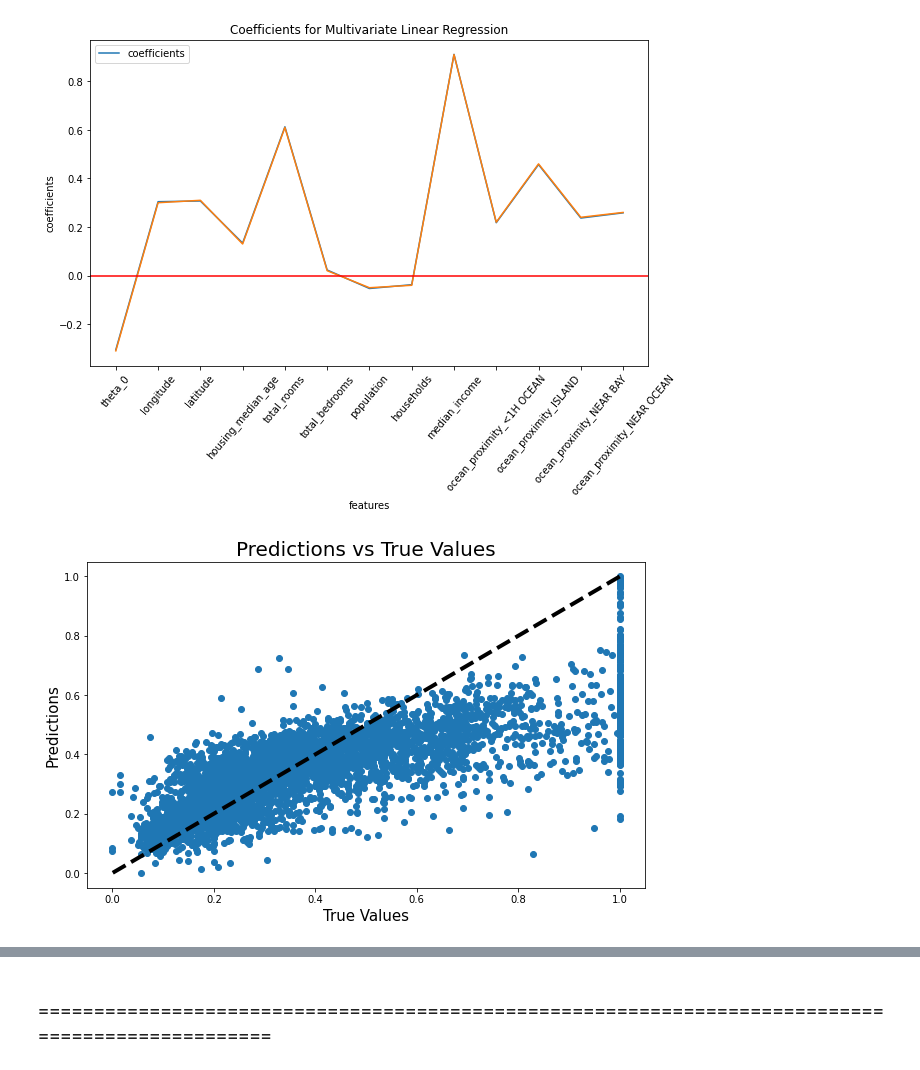
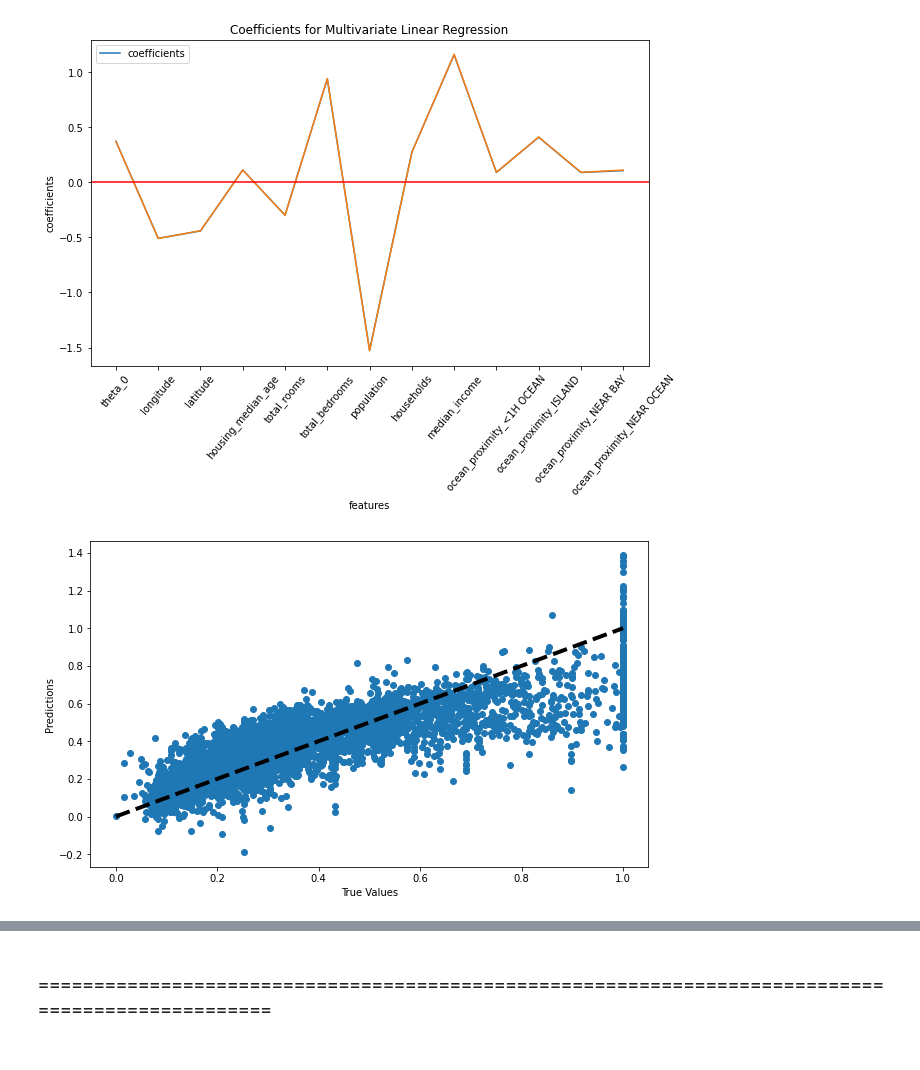
Before and after one commit to a-m-kyp/ML-HW, a Jupyter notebook: HW#2.ipynb, the cells around one changed output, grey strips where cells are left out. Saved outputs shown, nothing was run; the diff lists cells and outputs as text; code cells hidden in the pictures.

Commit message:
Update gradient decent

```diff
--- a/HW#2.ipynb
+++ b/HW#2.ipynb
@@ -365,23 +334,21 @@ dataset = concat_data(dataset, last_column)
 # dataset_for_part_h["population_per_household"] = dataset_for_part_h["population"] / dataset_for_part_h["households"]
 # dataset_for_part_h["rooms_per_household"] = dataset_for_part_h["total_rooms"] / dataset_for_part_h["households"]
 # dataset_for_part_h = dataset_for_part_h.concat_data(dataset_for_part_h, last_column_for_part_h)
+# dataset_for_part_h = normalize_numerical_columns(dataset_for_part_h)
+
 # print(">====================================================<")
 
-
-# print(">============= Normalize numerical data =============<")
+# print(">============= Normalize numerical columns ==========<")
 dataset = normalize_numerical_columns(dataset)
 # print_dataset(dataset)
 # print(">====================================================<")
 
-# add a column with all values 1 to the first column of dataset
 dataset.insert(0, "theta_0", np.ones(dataset.shape[0]))
 feature_columns = dataset.drop('median_house_value', axis=1).columns
 
 # print(">=========== split data to 60% train,20% validation and 20% test ===========<")
 x_train, y_train, x_validation_test, y_validation_test = train_test_split(copy_df(dataset), train_size=.6, shuffle=True)
 x_validation, y_validation, x_test, y_test = train_test_split(concat_data(x_validation_test, y_validation_test), test_size=.5, shuffle=True)
-# print("x_train_shape: ", x_train.shape, "y_train_shape:", y_train.shape, "\nx_validation_shape: ", x_validation.shape, "y_validation_shape:", y_validation.shape, "\nx_test_shape: ", x_test.shape, "y_test_shape:", y_test.shape)
-# print("Total samples:", x_train.shape[0] + x_validation.shape[0] + x_test.shape[0])
 
 # convert all data to np array
 x_train, y_train, x_validation, y_validation, x_test, y_test = np.array(x_train), np.array(y_train), np.array(x_validation), np.array(y_validation), np.array(x_test), np.array(y_test)
@@ -392,21 +359,18 @@ x_train, y_train, x_validation, y_validation, x_test, y_test = np.array(x_train)
 
 # initialize theta with random values between 0 and 1
 theta = np.random.rand(x_train.shape[1])
-print(theta.shape, theta)
+print("Intial theta shape: ", theta.shape[0], "\n", "Intial theta: ", theta)
 print_hypothesis(x_train, theta)
 y_train = y_train.reshape(y_train.shape[0],)
 y_test = y_test.reshape(y_test.shape[0],)
 y_validation = y_validation.reshape(y_validation.shape[0],)
 
-
-theta, history_theta, history_cost_function = gradient_descent(x_train, y_train, x_validation, y_validation, theta, 0.0, 0.01, 1000)
-
+theta, history_theta = gradient_descent(x_train, y_train, x_validation, y_validation, theta, 0.5, .7, 10000)
 
 # regularization parameter lambda
 regul_param_list = [0, 0.1, 1, 10]
 alpha_list = [.1, .3, .5, .7, .9, 1]
 max_iteration = 100
-
 
 # for regul_param in regul_param_list:
 #     for alpha in alpha_list:
@@ -539,11 +410,6 @@ KeyboardInterrupt:
 # %%
-from IPython.display import clear_output
-
-y_predict = hypothesis(x_test, history_theta[-1])
+y_predict = hypothesis(x_test, theta)
 y_test = np.array(y_test).reshape(y_test.shape[0],)
-
-print("y_predict: ", y_predict)
-print("y_test: ", y_test)
 
 report_error = pd.DataFrame({"mse": [calculate_mse(y_predict, y_test)], "rmse": [calculate_rmse(y_predict, y_test)], "mae": [
                             calculate_mae(y_predict, y_test)], "mape": [calculate_mape(y_predict, y_test)], "r_squared": [calculate_r_squared(y_predict, y_test)]})
@@ -553,16 +419,7 @@ report = report_difference(y_predict, y_test)
 report_diff_mean = report_difference_mean(report)
 # print(report)
 # print("difference mean: ",report_diff_mean)
-
-# plt.figure(figsize=(10, 6))
-# plt.scatter(y_test, y_predict)
-# plt.plot([y_test.min(), y_test.max()], [
-#          y_test.min(), y_test.max()], 'k--', lw=4)
-# plt.xlabel('True Values')
-# plt.ylabel('Predictions')
-# plt.show()
-
-print(history_theta[:10])
+# print(history_theta[:10])
 
 coeffs = pd.DataFrame({"theta": history_theta[-1], "coeff": history_theta[-1]})
 coeffs["coeff"] = coeffs["coeff"].apply(lambda x: np.round(x, 2))
@@ -582,6 +439,12 @@ coeffs["coeff"] = coeffs["coeff"].apply(lambda x: np.round(x, 2))
 # rescale coeffs to 0-1 range
 # coeffs["coeff"] = coeffs["coeff"].apply(lambda x: (x - min(coeffs["coeff"])) / (max(coeffs["coeff"]) - min(coeffs["coeff"])))
 
+# ffmpeg -framerate 30 -pattern_type glob -i 'plot_*.png' -c:v libx264 -pix_fmt yuv420p out.mp4 ####30 fps####
+# import subprocess
+# subprocess.call(["ffmpeg", "-framerate", "30", "-pattern_type", "glob", "-i", "plot_*.png", "-c:v", "libx264", "-pix_fmt", "yuv420p", "out.mp4"])
+
+# print(">===================== Figures =====================<")
+# default plot
 plt.figure(figsize=(10, 6))
 plt.plot(range(len(coeffs)), coeffs)
 plt.axhline(0, color='r', linestyle='solid')
@@ -592,15 +455,15 @@ plt.xlabel("features")
 plt.legend(["coefficients"], loc="upper left")
 plt.show()
 
-#  ffmpeg -framerate 30 -pattern_type glob -i 'plot_*.png' -c:v libx264 -pix_fmt yuv420p out.mp4 ####30 fps####
+plt.figure(figsize=(10, 6))
+plt.scatter(y_test, y_predict)
+plt.plot([y_test.min(), y_test.max()], [
+         y_test.min(), y_test.max()], 'k--', lw=4)
+plt.xlabel('True Values')
+plt.ylabel('Predictions')
+plt.show()
 
-# y_test = np.array(y_test)
-
-# rescaling y_test and y_predict to original scale
-
-y_test_scaled = y_test
-y_predict_scaled = y_predict
-
+# normalized plot
 y_test_scaled = (y_test - y_test.min())/(y_test.max() - y_test.min())
 y_predict_scaled = (y_predict - y_predict.min())/(y_predict.max() - y_predict.min())
 
@@ -613,4 +476,5 @@ plt.xlabel('True Values', fontsize=15)
 plt.ylabel('Predictions', fontsize=15)
 plt.title('Predictions vs True Values', fontsize=20)
 plt.show()
+# print(">===================================================<")
 # %% [output]
@@ -634,2 +483,2 @@ y_test:  [0.16721787 1.         0.20515586 ... 0.12206341 0.32123785 0.60886553]
-[figure, old version]
+[figure, new version]
-[figure, old version]
+[figure, new version]
```
Also changed, not shown: parts of 5 cells of this notebook.
